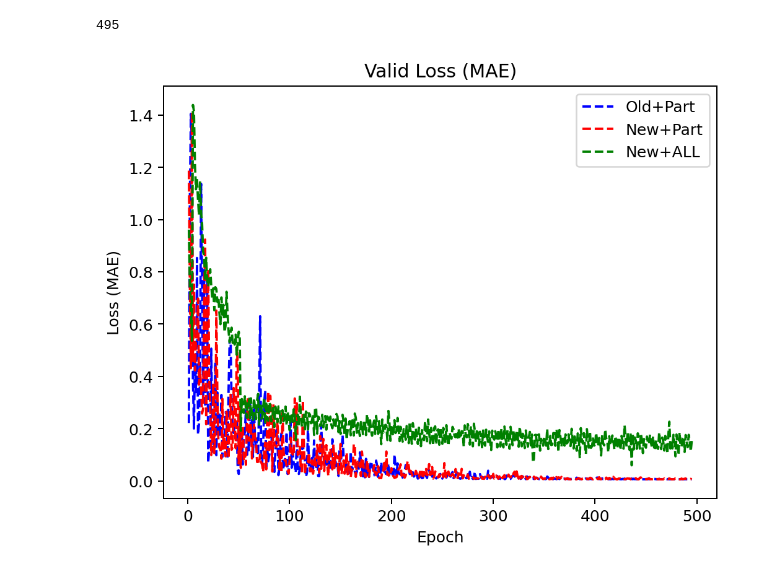
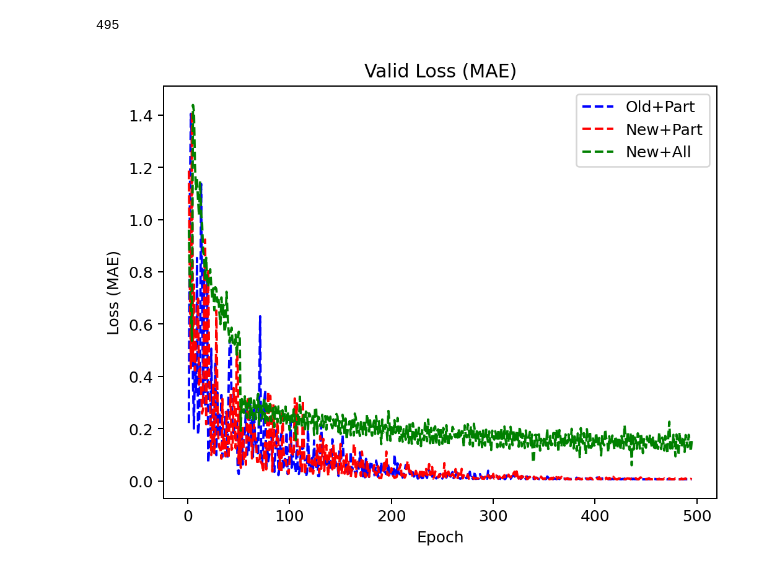
Before and after one commit to Jerry-Kwan/MSR-DynamicSimulation, a Jupyter notebook: projs/foundation_model/plot.ipynb, the cells around one changed output. Cells and saved outputs as stored; diff of their text form; code cells hidden in the pictures.

```diff
--- a/projs/foundation_model/plot.ipynb
+++ b/projs/foundation_model/plot.ipynb
@@ -76,7 +76,7 @@ def plot_graph(loss1, loss2, loss3, title, label):
     plt.show()
 # %%
 title = 'Valid Loss (MAE)'
-label = ['Old+Part', 'New+Part', 'New+ALL']
+label = ['Old+Part', 'New+Part', 'New+All']
 plot_graph(valid_loss_part_1, valid_loss_part_2, valid_loss_all_2, title=title, label=label)
 # %% [output]
-[figure, old version]
+[figure, new version]
```
Also changed, not shown: 1 other file.
